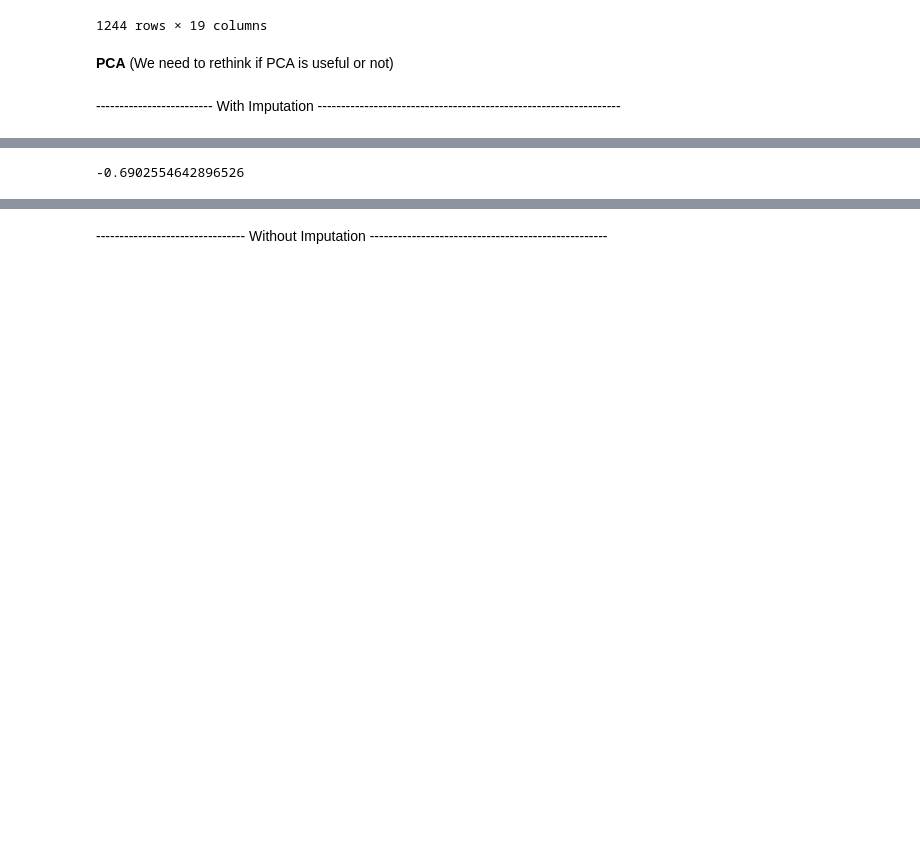
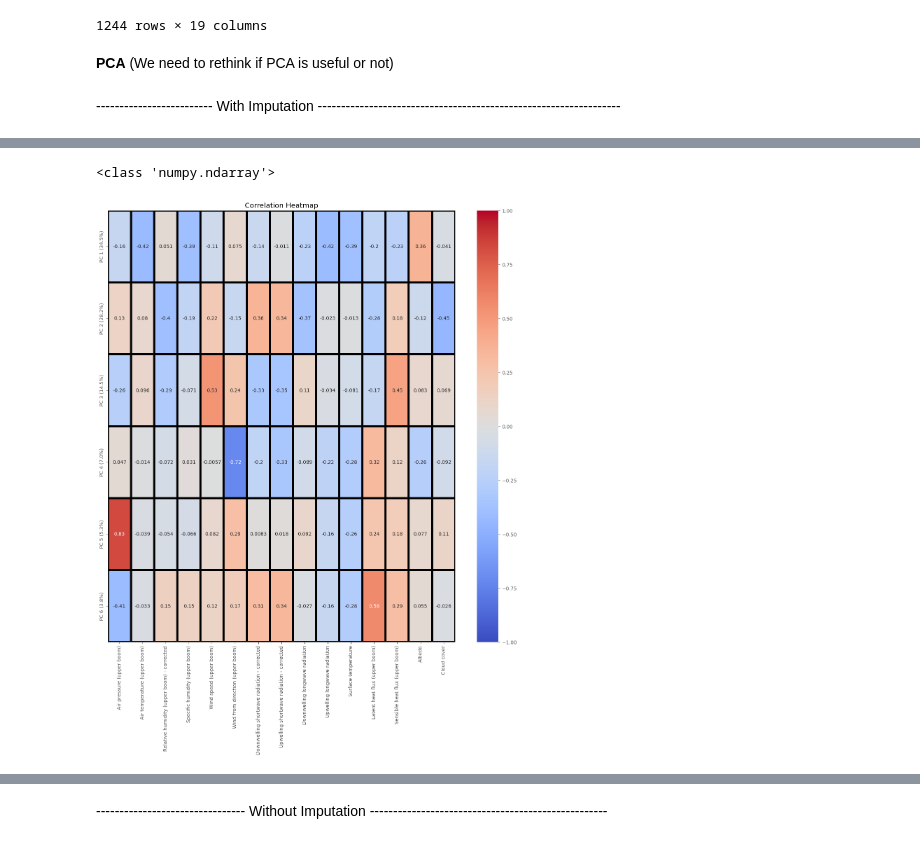
Before and after one commit to markbjerre/GEUS-Master-Thesis, a Jupyter notebook: scripts/SMB_Models_PCAv2.ipynb, the cells around one changed output, grey strips where cells are left out. Saved outputs shown, nothing was run; the diff lists cells and outputs as text; code cells hidden in the pictures; blank space fills up the shorter version.

```diff
--- a/scripts/SMB_Models_PCAv2.ipynb
+++ b/scripts/SMB_Models_PCAv2.ipynb
@@ -185,17 +186,17 @@ labels = {
     str(i):f"PC {i+1} ({var:.1f}%)"
     for i, var in enumerate(pca.explained_variance_ratio_*100)
     }
+print(type(pca.explained_variance_ratio_))
 
 
-
-def pca_relationship(pca):
+def pca_relationship(pca_model):
     color_map = {
     'beginning': 'green',
     'middle': 'yellow',
     'end': 'red'
     }
     fig = px.scatter_matrix(
-        X_train_pca,
+        pca_model,
         labels=labels,
         dimensions=range(4),
         color=X_train['Melting Season'],
@@ -204,28 +205,20 @@ def pca_relationship(pca):
     fig.update_traces(diagonal_visible=False)
     fig.show()
 
-def pca_heatmap(pca_df):
-    pca_df = pd.DataFrame(pca.components_,
-                    columns = num_cols,
-                    index =labels.values(),
-                    )
-
+def pca_heatmap(dataframe):
     #plot a heatmap to visualise how the feature variables contribute to PC
     # Heatmap
     plt.figure(figsize=(16, 16))
 
-    heatmap = sns.heatmap(pca_df, annot = True, vmin=-1, vmax=1, center= 0, cmap= 'coolwarm', linewidths=3, linecolor='black')
+    heatmap = sns.heatmap(dataframe, annot = True, vmin=-1, vmax=1, center= 0, cmap= 'coolwarm', linewidths=3, linecolor='black')
 
     heatmap.set_title('Correlation Heatmap')
     plt.show()
 
-
-#pca_heatmap(pca)
-#pca_relationship(pca)
 pca_df = pd.DataFrame(pca.components_,
                 columns = num_cols,
                 index =labels.values(),
                 )
-display(pca_df)
-display(pca_df.iloc[1,:].sum())
+pca_heatmap(pca_df)
+pca_relationship(X_train_pca)
 # %% [output]
@@ -239,2 +225,3 @@ display(pca_df.iloc[1,:].sum())
--0.6902554642896526
+<class 'numpy.ndarray'>
+[figure, added]
 # %%
```
Also changed, not shown: parts of 6 cells of this notebook.
